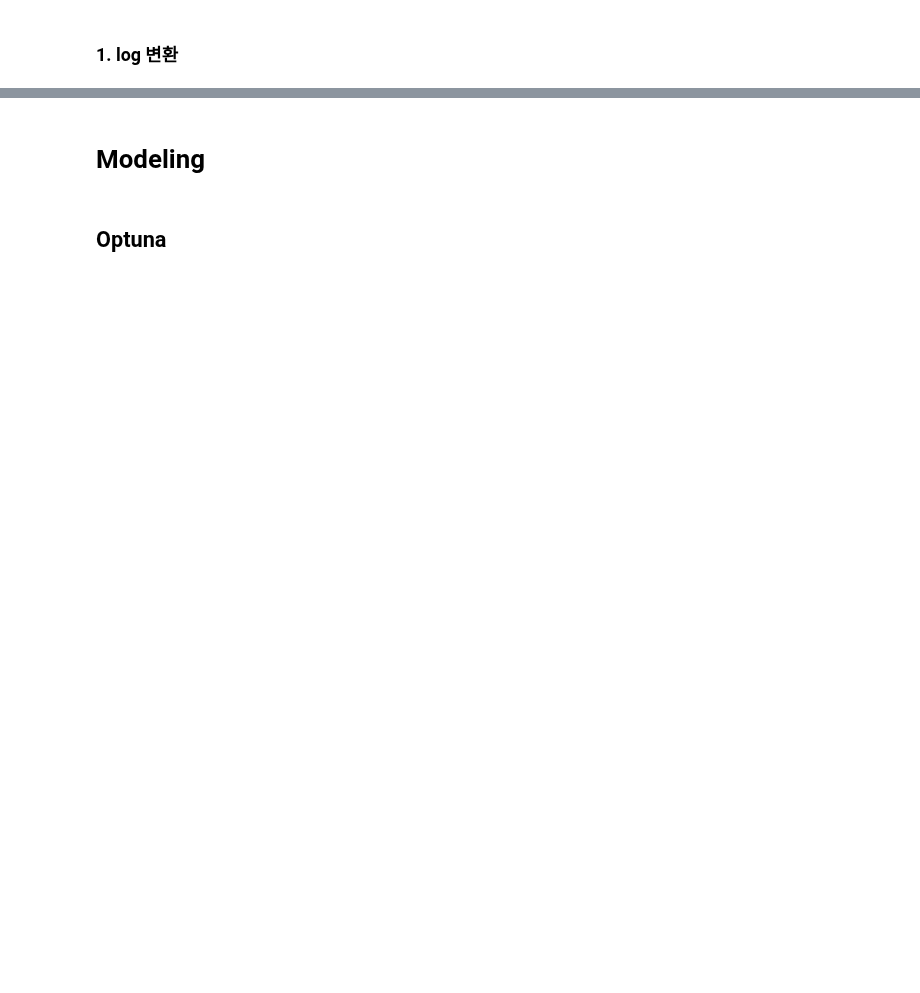
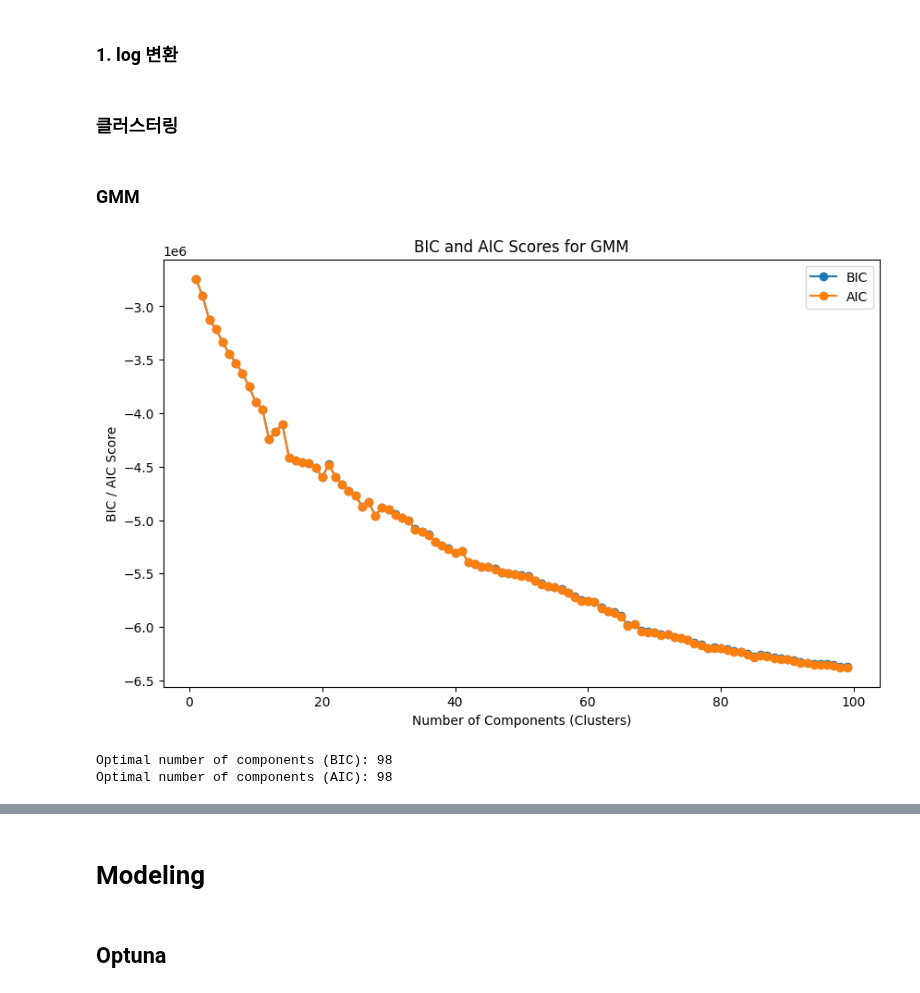
Before and after one commit to boostcampaitech7/level2-competitiveds-recsys-03, a Jupyter notebook: baseline_model_cluster.ipynb, the cells around one changed output, grey strips where cells are left out. Cells and saved outputs as stored; diff of their text form; code cells hidden in the pictures; blank space fills up the shorter version.

Commit message:
fix: 클러스터링 방법 KMeans->GMM 수정

```diff
--- a/baseline_model_cluster.ipynb
+++ b/baseline_model_cluster.ipynb
@@ -166,18 +254,0 @@ plt.show()
-# %%
-# KMeans 학습 (train 데이터에서)
-kmeans = KMeans(n_clusters=3, random_state=42)
-kmeans.fit(train_data[['latitude', 'longitude']])
-
-# 학습된 모델 저장
-joblib.dump(kmeans, 'kmeans_model.pkl')
-
-# 학습된 모델로 train 데이터에 레이블 할당
-train_data['region'] = kmeans.predict(train_data[['latitude', 'longitude']])
-
-# 지역별 전세가 분포 시각화
-plt.figure(figsize=(10, 6))
-sns.boxplot(x='region', y='deposit', data=train_data)
-plt.title('Deposit Distribution by Region')
-plt.xlabel('Region')
-plt.ylabel('Deposit')
-plt.show()
@@ -255,3 +265,5 @@ test_data["log_area_m2"] = np.log1p(test_data["area_m2"])
 test_data["log_school_distance"] = np.log1p(test_data["nearest_school_distance"])
 test_data["log_park_distance"] = np.log1p(test_data["nearest_park_distance"])
 test_data["log_subway_distance"] = np.log1p(test_data["nearest_subway_distance"])
+# %% [markdown]
+### 클러스터링
@@ -257,0 +276,39 @@ test_data["log_subway_distance"] = np.log1p(test_data["nearest_subway_distance"]
+# %% [markdown]
+### GMM
+# %%
+# Train data의 위도와 경도를 사용하여 클러스터링
+X = train_data[["latitude", "longitude"]]
+
+n_components_range = range(1, 100)  # 1~9개의 클러스터를 시도
+bic_scores = []
+aic_scores = []
+
+# 여러 개의 클러스터 개수를 시도하며 BIC, AIC 계산
+for n_components in n_components_range:
+    gmm = GaussianMixture(n_components=n_components, random_state=42)
+    gmm.fit(X)
+
+    # BIC, AIC 값 저장
+    bic_scores.append(gmm.bic(X))
+    aic_scores.append(gmm.aic(X))
+
+# BIC, AIC 시각화
+plt.figure(figsize=(10, 6))
+plt.plot(n_components_range, bic_scores, label="BIC", marker="o")
+plt.plot(n_components_range, aic_scores, label="AIC", marker="o")
+plt.xlabel("Number of Components (Clusters)")
+plt.ylabel("BIC / AIC Score")
+plt.legend()
+plt.title("BIC and AIC Scores for GMM")
+plt.show()
+
+# BIC 또는 AIC 값이 가장 작은 클러스터 개수 선택
+optimal_n_components_bic = n_components_range[np.argmin(bic_scores)]
+optimal_n_components_aic = n_components_range[np.argmin(aic_scores)]
+
+print(f"Optimal number of components (BIC): {optimal_n_components_bic}")
+print(f"Optimal number of components (AIC): {optimal_n_components_aic}")
+# %% [output]
+[figure, added]
+Optimal number of components (BIC): 98
+Optimal number of components (AIC): 98
```
Also changed, not shown: parts of 34 cells of this notebook.
